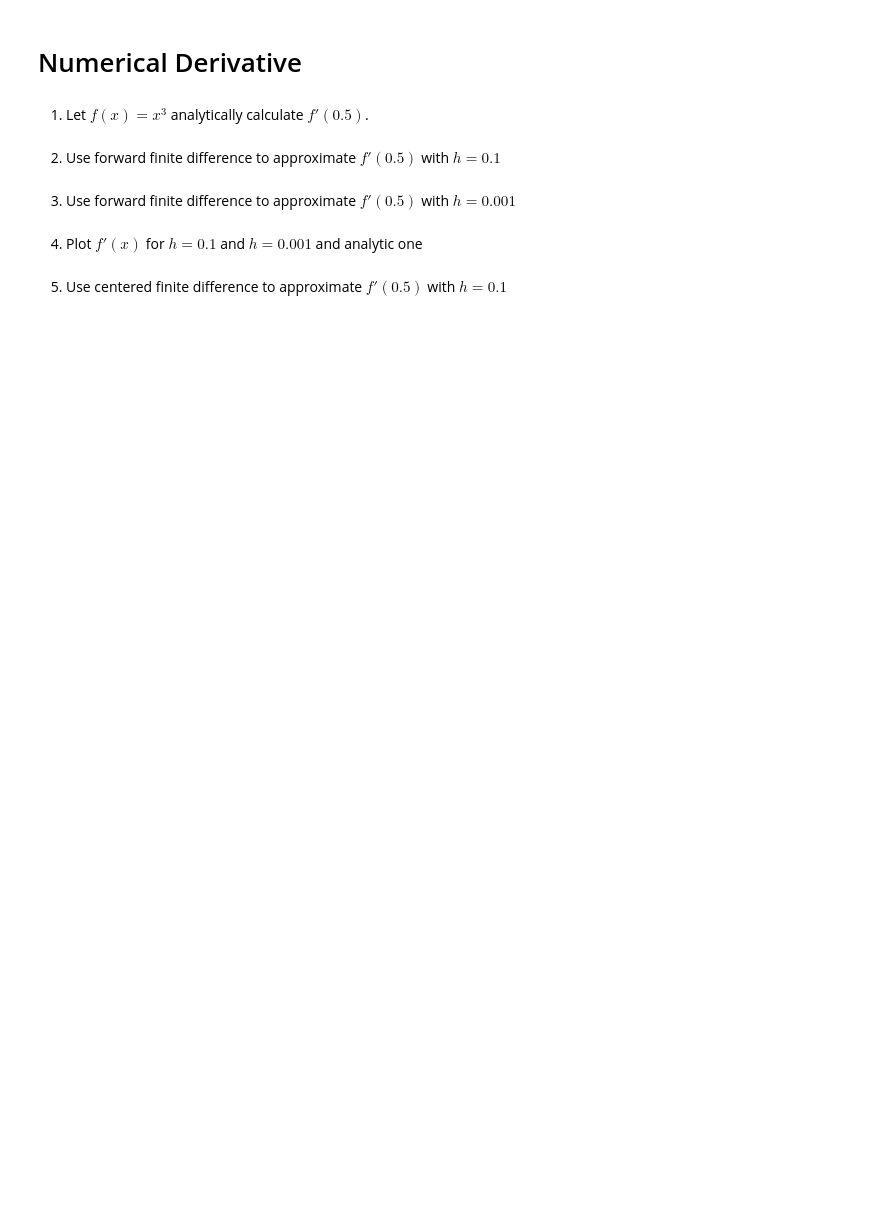
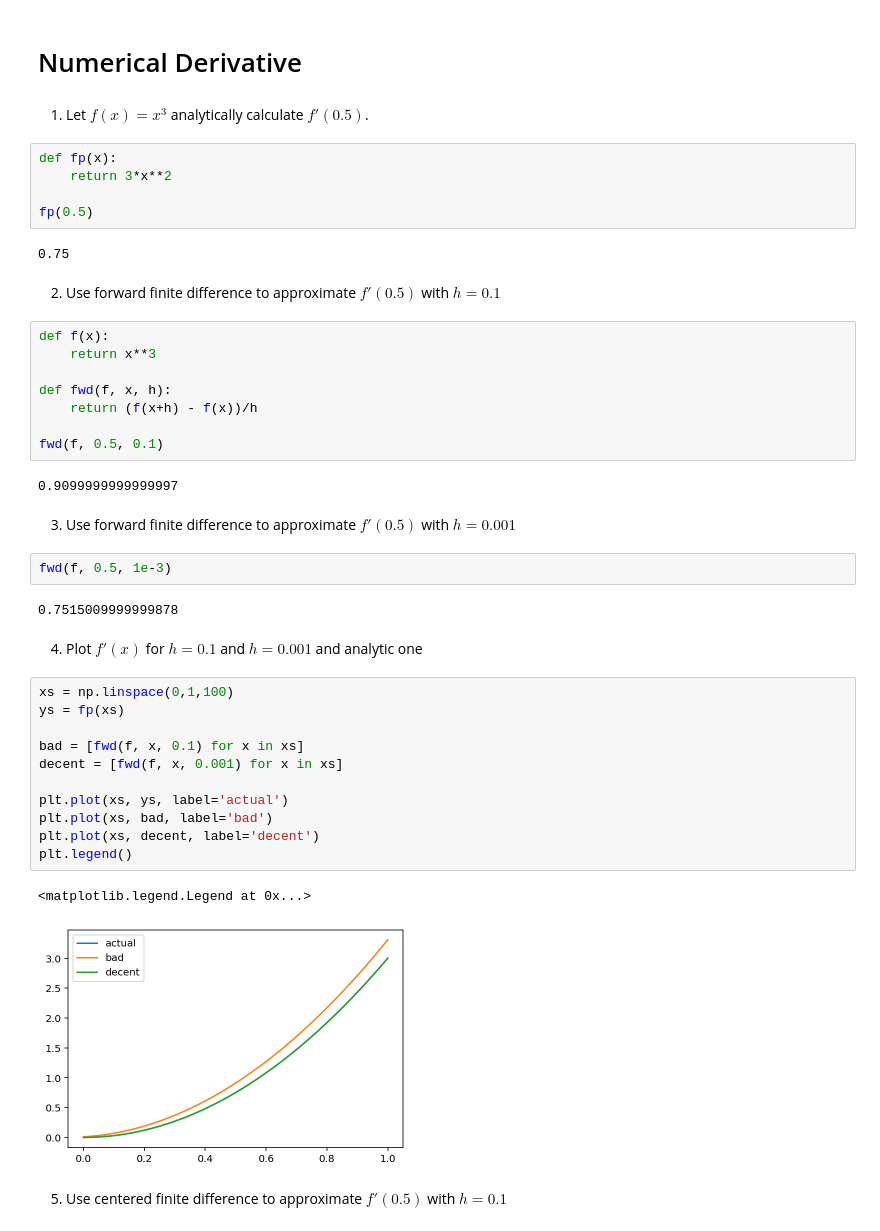
Before and after one commit to TJJayCollector/Exercise-02-Taylor-And-Derivative, a Jupyter notebook: 02 Taylor Series and Derivative.ipynb, the cells around one changed output. Cells and saved outputs as stored; diff of their text form; blank space fills up the shorter version.

```diff
--- a/02 Taylor Series and Derivative.ipynb
+++ b/02 Taylor Series and Derivative.ipynb
@@ -73,11 +96,46 @@ plt.legend()
 # Numerical Derivative
 # %% [markdown]
 1) Let $f(x) = x^3$ analytically calculate $f'(0.5)$.
+# %%
+def fp(x):
+    return 3*x**2
+
+fp(0.5)
+# %% [output]
+0.75
 # %% [markdown]
 2) Use forward finite difference to approximate $f'(0.5)$ with $h=0.1$
+# %%
+def f(x):
+    return x**3
+
+def fwd(f, x, h):
+    return (f(x+h) - f(x))/h
+
+fwd(f, 0.5, 0.1)
+# %% [output]
+0.9099999999999997
 # %% [markdown]
 3) Use forward finite difference to approximate $f'(0.5)$ with $h=0.001$
+# %%
+fwd(f, 0.5, 1e-3)
+# %% [output]
+0.7515009999999878
 # %% [markdown]
 4) Plot $f'(x)$ for $h=0.1$ and $h=0.001$ and analytic one
+# %%
+xs = np.linspace(0,1,100)
+ys = fp(xs)
+
+bad = [fwd(f, x, 0.1) for x in xs]
+decent = [fwd(f, x, 0.001) for x in xs]
+
+plt.plot(xs, ys, label='actual')
+plt.plot(xs, bad, label='bad')
+plt.plot(xs, decent, label='decent')
+plt.legend()
+# %% [output]
+<matplotlib.legend.Legend at 0x...>
+[figure, added]
 # %% [markdown]
 5) Use centered finite difference to approximate $f'(0.5)$ with $h=0.1$
```
Also changed, not shown: parts of 5 cells of this notebook.
